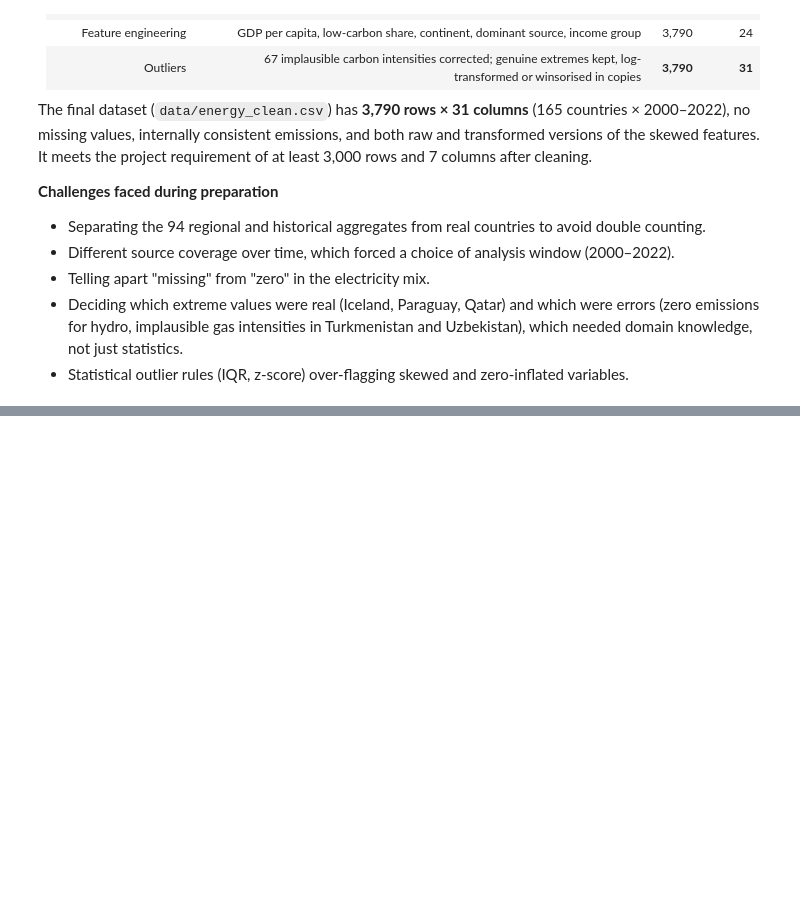
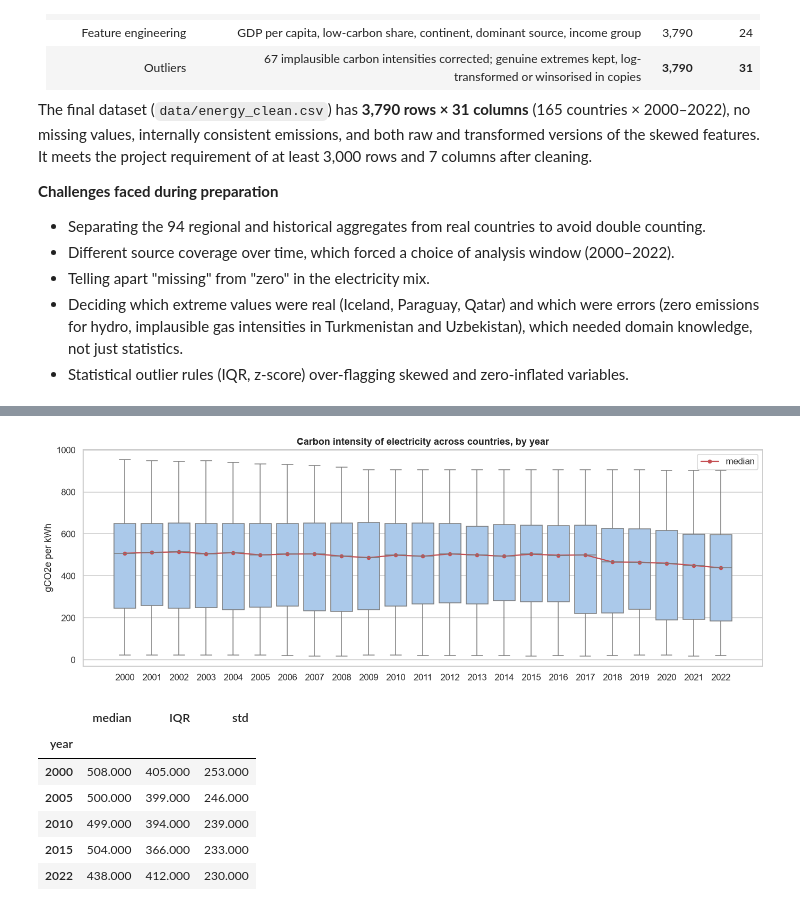
Before and after one commit to Md-Fahad2000/data_exploration_and_preparation_ca1, a Jupyter notebook: Energy_Transition_DEP.ipynb, the cells around one changed output, grey strips where cells are left out. Saved outputs shown, nothing was run; the diff lists cells and outputs as text; code cells hidden in the pictures; blank space fills up the shorter version.

```diff
--- a/Energy_Transition_DEP.ipynb
+++ b/Energy_Transition_DEP.ipynb
@@ -1502,0 +1769,24 @@ skewed features. It meets the project requirement of at least 3,000 rows and 7 c
+# %%
+fig, ax = plt.subplots(figsize=(15, 4.8))
+sns.boxplot(data=eda, x="year", y="carbon_intensity_elec", ax=ax, color="#A1C9F4",
+            flierprops={"marker": ".", "alpha": 0.5})
+medians = eda.groupby("year")["carbon_intensity_elec"].median()
+ax.plot(range(len(medians)), medians.values, color="#C44E52", marker="o", ms=4, label="median")
+ax.set_xlabel(""); ax.set_ylabel("gCO2e per kWh")
+ax.set_title("Carbon intensity of electricity across countries, by year")
+ax.legend()
+save_fig(fig, "fig10_carbon_intensity_by_year")
+plt.show()
+
+spread = eda.groupby("year")["carbon_intensity_elec"].agg(
+    median="median", IQR=lambda s: s.quantile(0.75) - s.quantile(0.25), std="std")
+spread.loc[[2000, 2005, 2010, 2015, 2022]].round(0)
+# %% [output]
+[figure, added]
+|  | median | IQR | std |
+| year |  |  |  |
+| 2000 | 508.000 | 405.000 | 253.000 |
+| 2005 | 500.000 | 399.000 | 246.000 |
+| 2010 | 499.000 | 394.000 | 239.000 |
+| 2015 | 504.000 | 366.000 | 233.000 |
+| 2022 | 438.000 | 412.000 | 230.000 |
```
Also changed, not shown: parts of 19 cells of this notebook, 6 other files.
